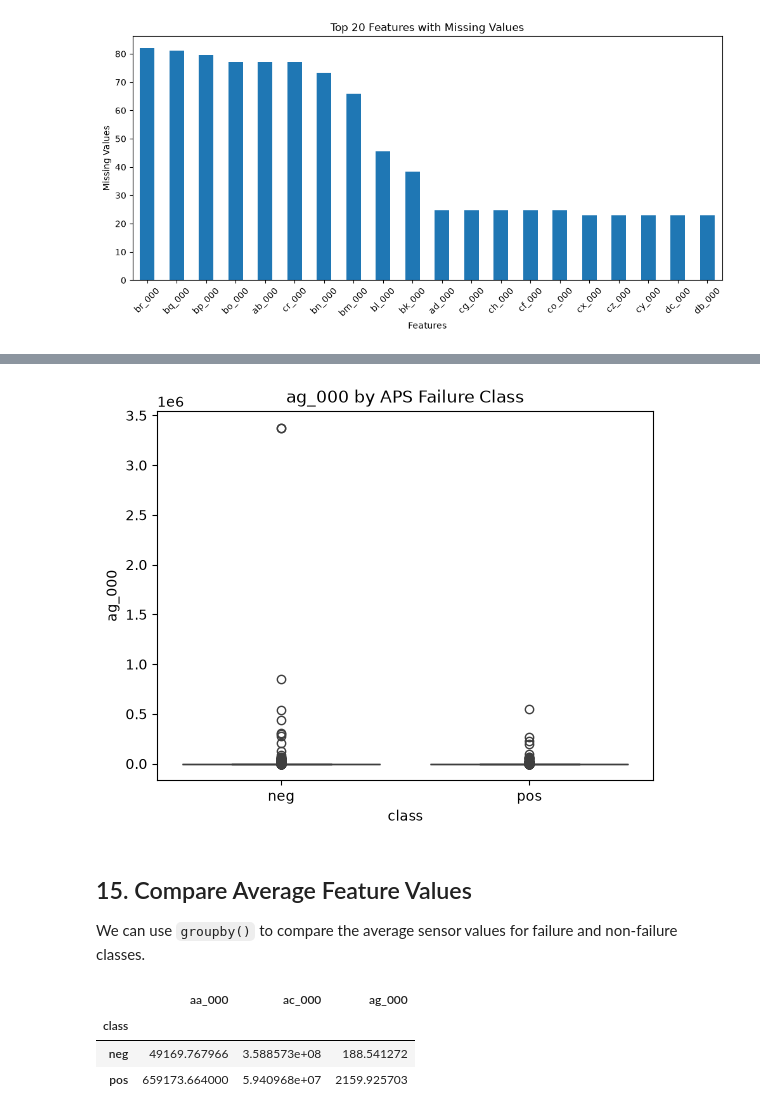
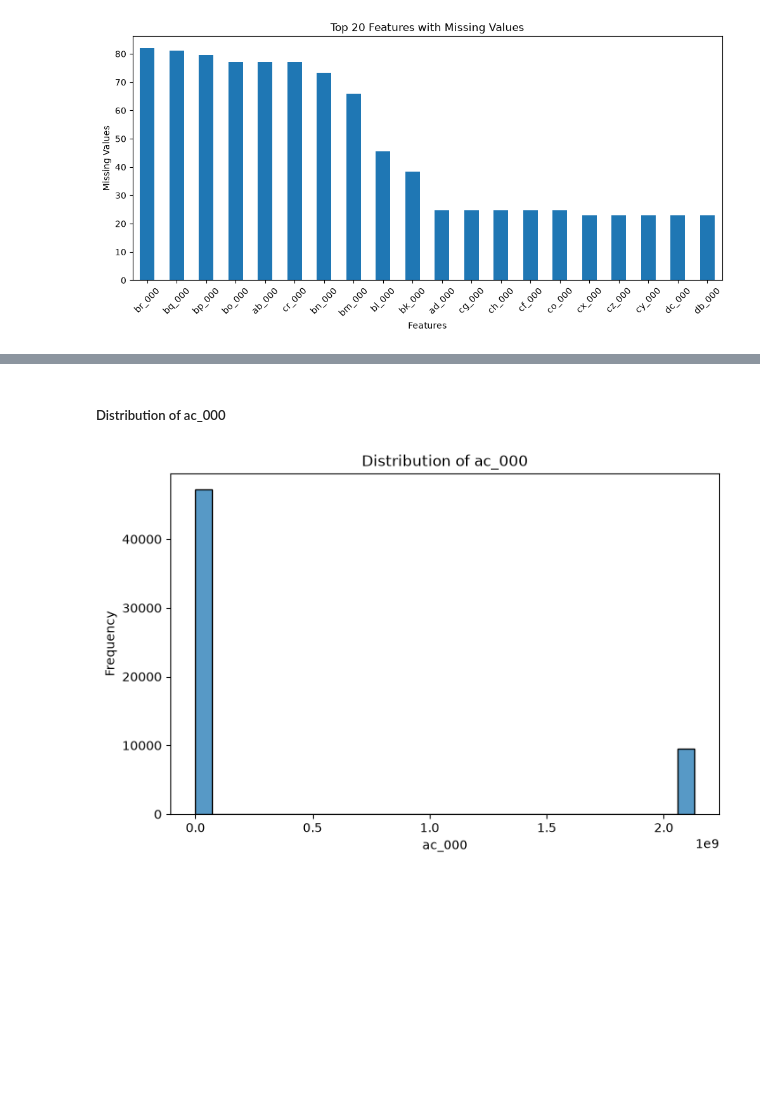
Before and after one commit to Rupesh-Mane/air-pressure-system-failure-prediction, a Jupyter notebook: notebooks/02_EDA.ipynb, the cells around one changed output, grey strips where cells are left out. Drawn from its saved outputs; the diff is of its cells as text; code cells hidden in the pictures; blank space fills up the shorter version.

```diff
--- a/notebooks/02_EDA.ipynb
+++ b/notebooks/02_EDA.ipynb
@@ -266,24 +137,14 @@ plt.show()
-# %%
-sns.boxplot(
-    data=df_eda,
-    x="class",
-    y="ag_000"
-)
-
-plt.title("ag_000 by APS Failure Class")
-
-plt.show()
-# %% [output]
-[figure, removed]
-# %% [markdown]
-## 15. Compare Average Feature Values
-
-We can use `groupby()` to compare the average sensor values for
-failure and non-failure classes.
-# %%
-df_eda.groupby("class")[["aa_000","ac_000","ag_000"]].mean()
-# %% [output]
-|  | aa_000 | ac_000 | ag_000 |
-| class |  |  |  |
-| neg | 49169.767966 | 3.588573e+08 | 188.541272 |
-| pos | 659173.664000 | 5.940968e+07 | 2159.925703 |
+# %% [markdown]
+##### Distribution of ac_000
+# %%
+plt.figure(figsize=(8,5))
+
+sns.histplot(df_eda["ac_000"], bins=30)
+
+plt.title("Distribution of ac_000")
+plt.xlabel("ac_000")
+plt.ylabel("Frequency")
+
+plt.show()
+# %% [output]
+[figure, added]
```
Also changed, not shown: parts of 30 cells of this notebook.
